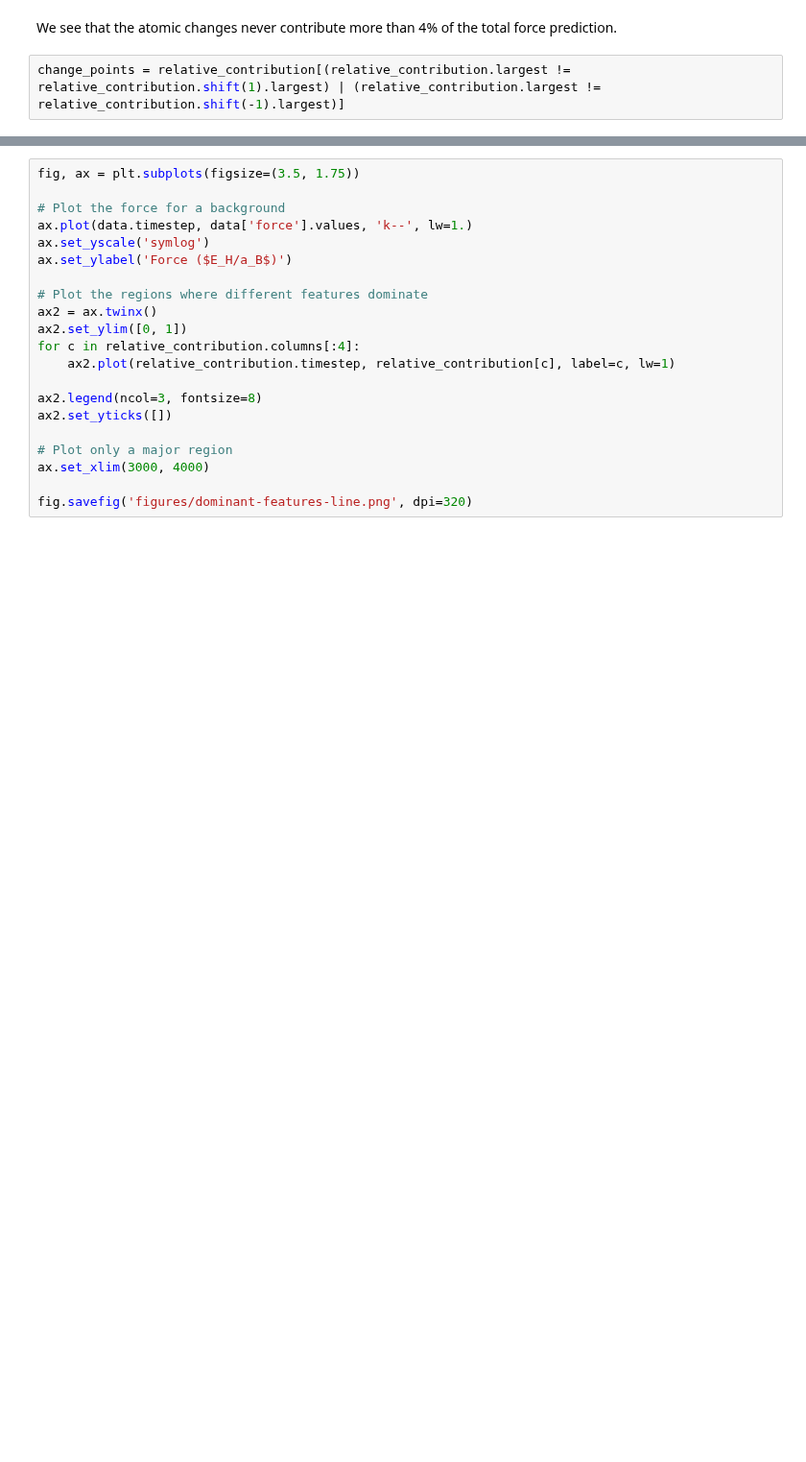
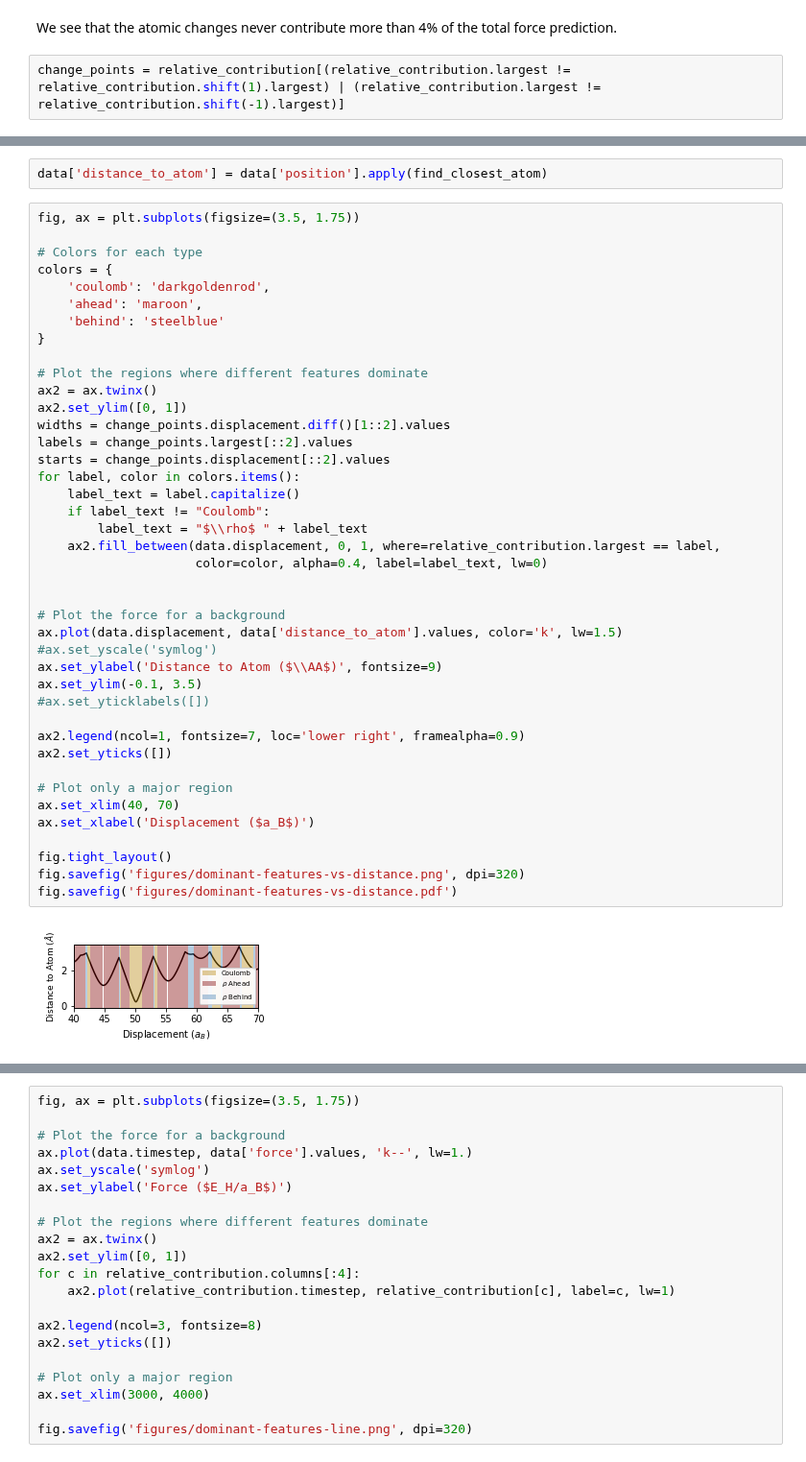
Before and after one commit to globus-labs/stopping-power-ml, a Jupyter notebook: single-velocity/8_feature-importance.ipynb, the cells around one changed output, grey strips where cells are left out. Shown at 96% size. Cells and saved outputs as stored; diff of their text form; blank space fills up the shorter version.

```diff
--- a/single-velocity/8_feature-importance.ipynb
+++ b/single-velocity/8_feature-importance.ipynb
@@ -203,3 +234,48 @@ change_points = relative_contribution[(relative_contribution.largest != relative
+# %%
+data['distance_to_atom'] = data['position'].apply(find_closest_atom)
+# %%
+fig, ax = plt.subplots(figsize=(3.5, 1.75))
+
+# Colors for each type
+colors = {
+    'coulomb': 'darkgoldenrod',
+    'ahead': 'maroon',
+    'behind': 'steelblue'
+}
+
+# Plot the regions where different features dominate
+ax2 = ax.twinx()
+ax2.set_ylim([0, 1])
+widths = change_points.displacement.diff()[1::2].values
+labels = change_points.largest[::2].values
+starts = change_points.displacement[::2].values
+for label, color in colors.items():
+    label_text = label.capitalize()
+    if label_text != "Coulomb":
+        label_text = "$\\rho$ " + label_text
+    ax2.fill_between(data.displacement, 0, 1, where=relative_contribution.largest == label,
+                     color=color, alpha=0.4, label=label_text, lw=0)
+
+
+# Plot the force for a background
+ax.plot(data.displacement, data['distance_to_atom'].values, color='k', lw=1.5)
+#ax.set_yscale('symlog')
+ax.set_ylabel('Distance to Atom ($\\AA$)', fontsize=9)
+ax.set_ylim(-0.1, 3.5)
+#ax.set_yticklabels([])
+
+ax2.legend(ncol=1, fontsize=7, loc='lower right', framealpha=0.9)
+ax2.set_yticks([])
+
+# Plot only a major region
+ax.set_xlim(40, 70)
+ax.set_xlabel('Displacement ($a_B$)')
+
+fig.tight_layout()
+fig.savefig('figures/dominant-features-vs-distance.png', dpi=320)
+fig.savefig('figures/dominant-features-vs-distance.pdf')
+# %% [output]
+[figure, added]
 # %%
 fig, ax = plt.subplots(figsize=(3.5, 1.75))
 
```
Also changed, not shown: parts of 5 cells of this notebook, 4 other files.
